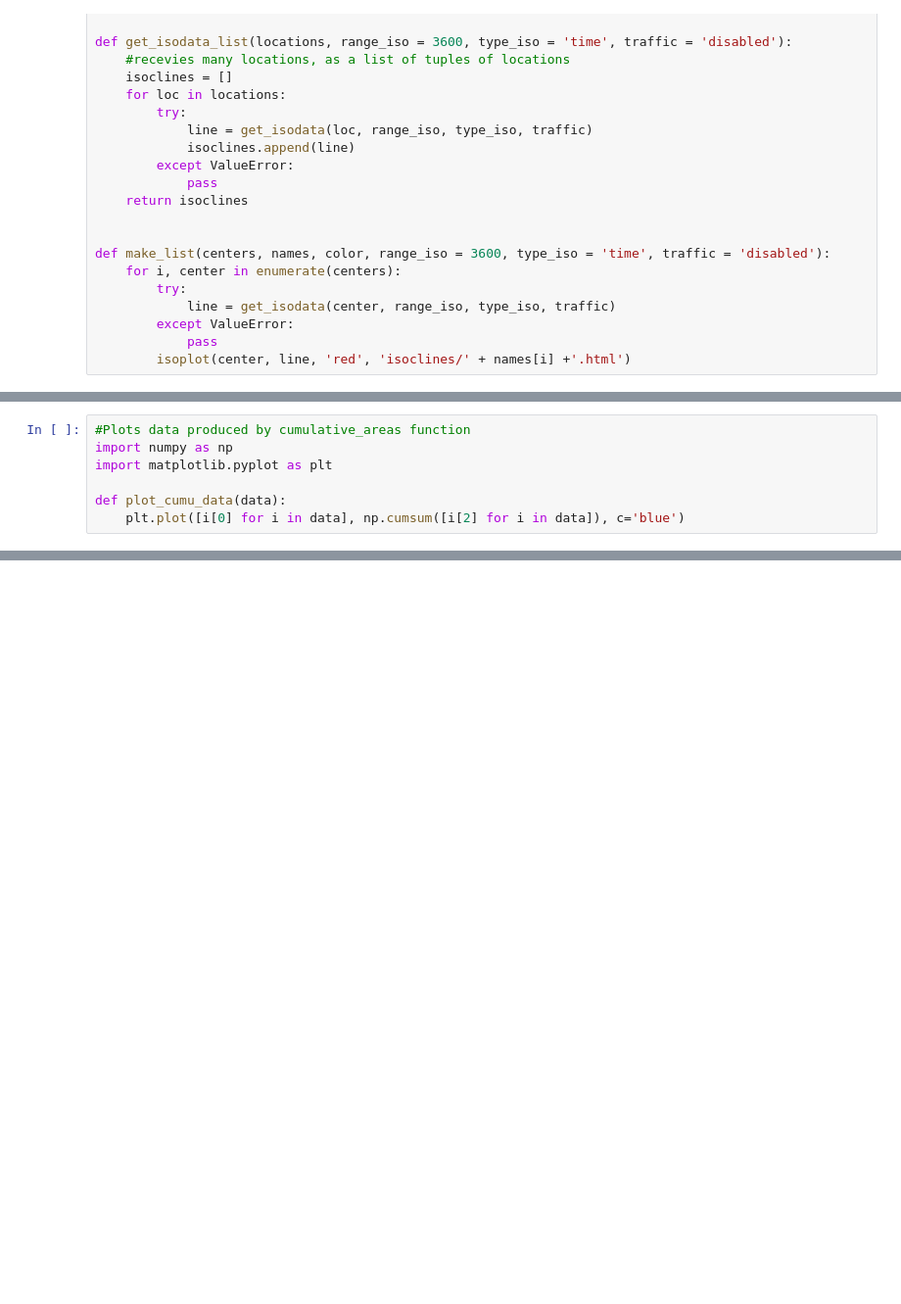
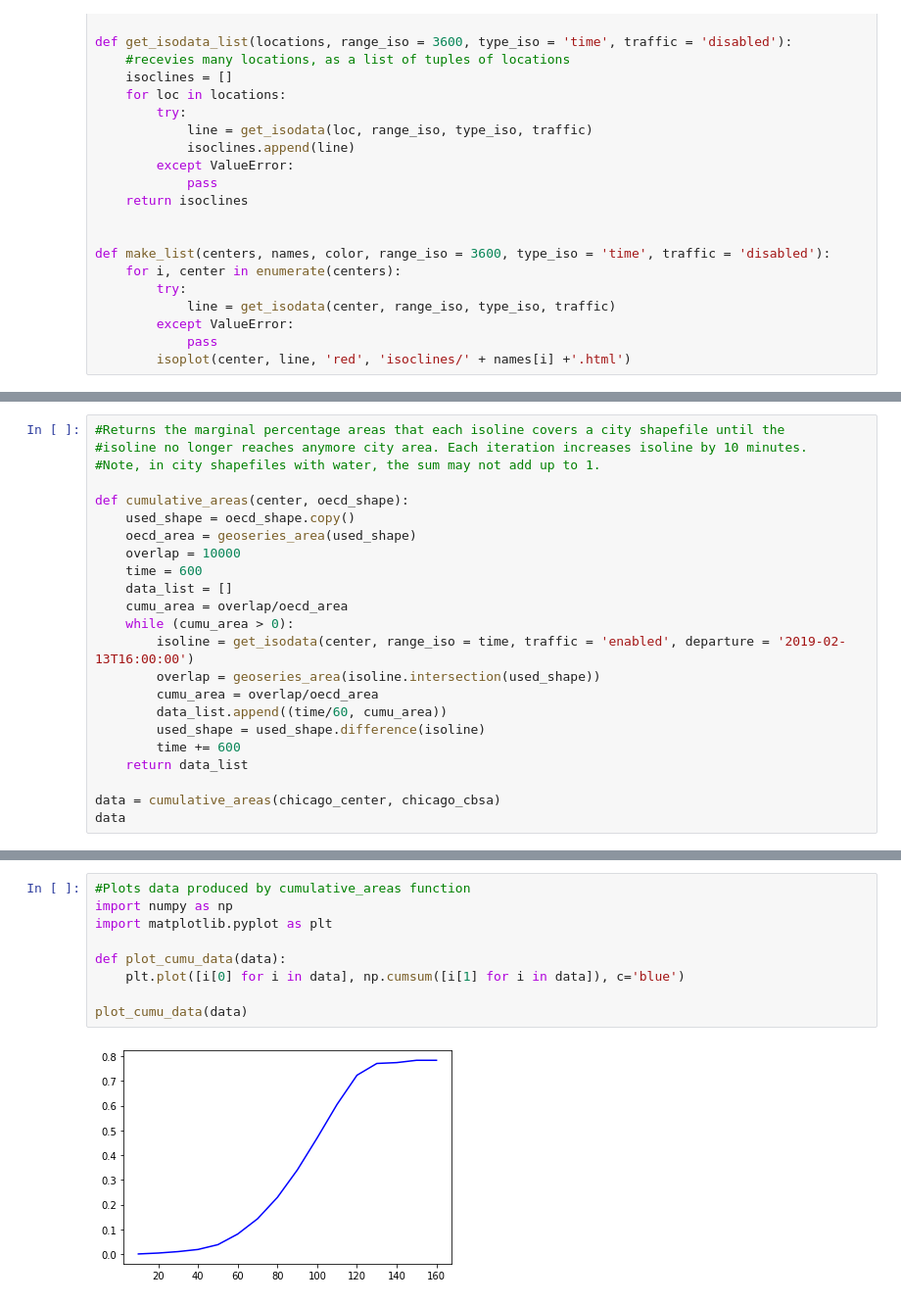
Before and after one commit to mansueto-institute/urban-isolines, a Jupyter notebook: City Dileniations.ipynb, the cells around one changed output, grey strips where cells are left out. Shown at 98% size. Saved outputs shown, nothing was run; the diff lists cells and outputs as text; blank space fills up the shorter version.

```diff
--- a/City Dileniations.ipynb
+++ b/City Dileniations.ipynb
@@ -294,7 +106,0 @@ def cumulative_areas(center, oecd_shape):
-# %%
-#Plots data produced by cumulative_areas function
-import numpy as np
-import matplotlib.pyplot as plt
-
-def plot_cumu_data(data):
-    plt.plot([i[0] for i in data], np.cumsum([i[2] for i in data]), c='blue')
@@ -913,0 +204,23 @@ CRS.from_epsg(4326)
+# %%
+#Returns the marginal percentage areas that each isoline covers a city shapefile until the
+#isoline no longer reaches anymore city area. Each iteration increases isoline by 10 minutes.
+#Note, in city shapefiles with water, the sum may not add up to 1.
+
+def cumulative_areas(center, oecd_shape):
+    used_shape = oecd_shape.copy()
+    oecd_area = geoseries_area(used_shape)
+    overlap = 10000
+    time = 600
+    data_list = []
+    cumu_area = overlap/oecd_area
+    while (cumu_area > 0):
+        isoline = get_isodata(center, range_iso = time, traffic = 'enabled', departure = '2019-02-13T16:00:00')
+        overlap = geoseries_area(isoline.intersection(used_shape))
+        cumu_area = overlap/oecd_area
+        data_list.append((time/60, cumu_area))
+        used_shape = used_shape.difference(isoline)
+        time += 600
+    return data_list
+
+data = cumulative_areas(chicago_center, chicago_cbsa)
+data
@@ -913,0 +244,11 @@ CRS.from_epsg(4326)
+# %%
+#Plots data produced by cumulative_areas function
+import numpy as np
+import matplotlib.pyplot as plt
+
+def plot_cumu_data(data):
+    plt.plot([i[0] for i in data], np.cumsum([i[1] for i in data]), c='blue')
+
+plot_cumu_data(data)
+# %% [output]
+[figure, added]
```
Also changed, not shown: parts of 70 cells of this notebook.
